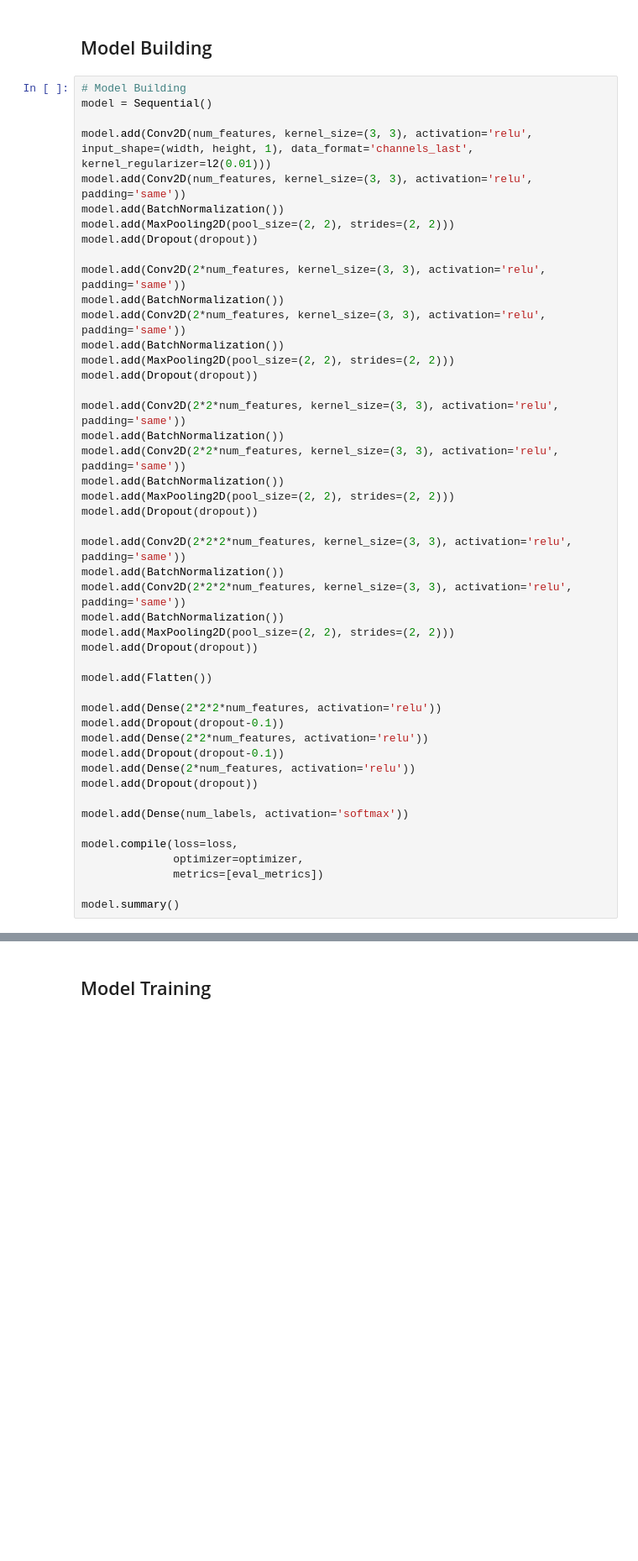
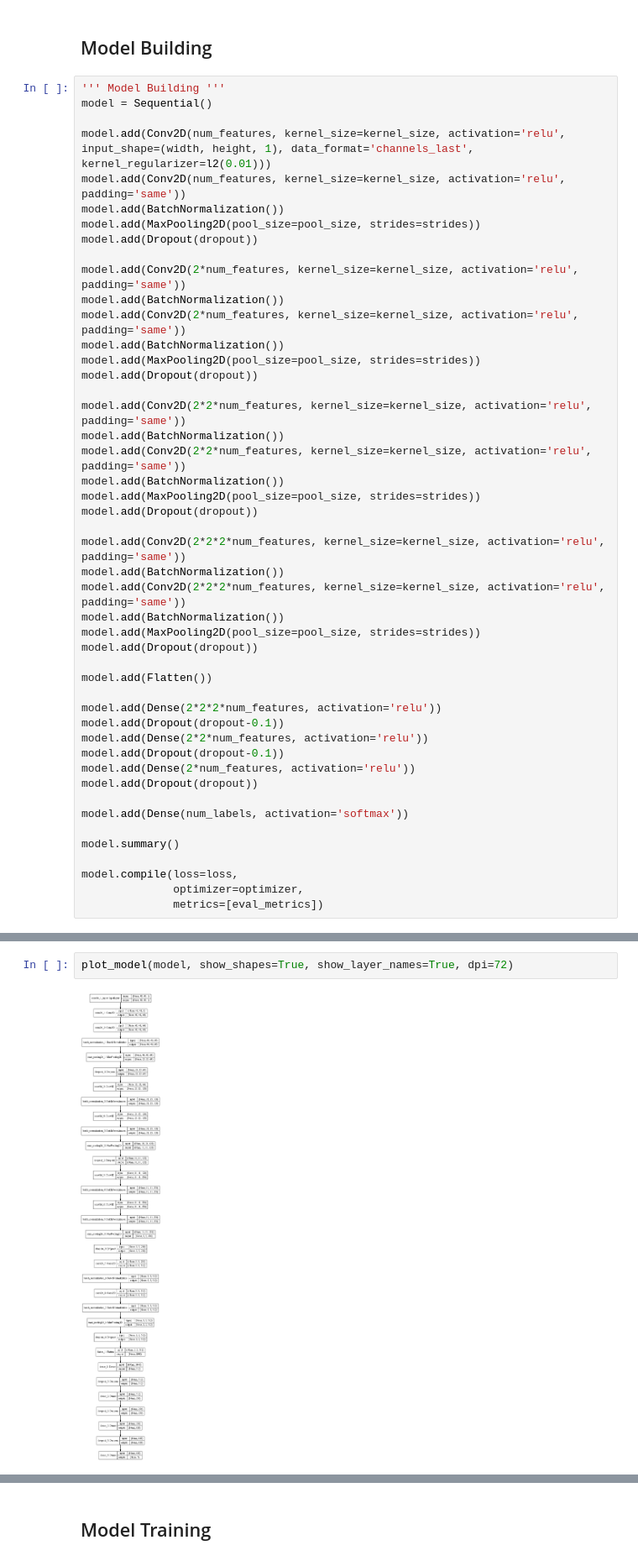
Before and after one commit to spykard/Deep-Learning, a Jupyter notebook: Basic_image_FER_plus_generator.ipynb, the cells around one changed output, grey strips where cells are left out. Shown at 84% size. Cells and saved outputs as stored; diff of their text form; blank space fills up the shorter version.

```diff
--- a/Basic_image_FER_plus_generator.ipynb
+++ b/Basic_image_FER_plus_generator.ipynb
@@ -224,34 +227,34 @@ validation_generator = validation_datagen.flow(  # Generates batches of augmente
 # %% [markdown]
 ## Model Building
 # %%
-# Model Building
+''' Model Building '''
 model = Sequential()
 
-model.add(Conv2D(num_features, kernel_size=(3, 3), activation='relu', input_shape=(width, height, 1), data_format='channels_last', kernel_regularizer=l2(0.01)))
-model.add(Conv2D(num_features, kernel_size=(3, 3), activation='relu', padding='same'))
+model.add(Conv2D(num_features, kernel_size=kernel_size, activation='relu', input_shape=(width, height, 1), data_format='channels_last', kernel_regularizer=l2(0.01)))
+model.add(Conv2D(num_features, kernel_size=kernel_size, activation='relu', padding='same'))
 model.add(BatchNormalization())
-model.add(MaxPooling2D(pool_size=(2, 2), strides=(2, 2)))
+model.add(MaxPooling2D(pool_size=pool_size, strides=strides))
 model.add(Dropout(dropout))
 
-model.add(Conv2D(2*num_features, kernel_size=(3, 3), activation='relu', padding='same'))
+model.add(Conv2D(2*num_features, kernel_size=kernel_size, activation='relu', padding='same'))
 model.add(BatchNormalization())
-model.add(Conv2D(2*num_features, kernel_size=(3, 3), activation='relu', padding='same'))
+model.add(Conv2D(2*num_features, kernel_size=kernel_size, activation='relu', padding='same'))
 model.add(BatchNormalization())
-model.add(MaxPooling2D(pool_size=(2, 2), strides=(2, 2)))
+model.add(MaxPooling2D(pool_size=pool_size, strides=strides))
 model.add(Dropout(dropout))
 
-model.add(Conv2D(2*2*num_features, kernel_size=(3, 3), activation='relu', padding='same'))
+model.add(Conv2D(2*2*num_features, kernel_size=kernel_size, activation='relu', padding='same'))
 model.add(BatchNormalization())
-model.add(Conv2D(2*2*num_features, kernel_size=(3, 3), activation='relu', padding='same'))
+model.add(Conv2D(2*2*num_features, kernel_size=kernel_size, activation='relu', padding='same'))
 model.add(BatchNormalization())
-model.add(MaxPooling2D(pool_size=(2, 2), strides=(2, 2)))
+model.add(MaxPooling2D(pool_size=pool_size, strides=strides))
 model.add(Dropout(dropout))
 
-model.add(Conv2D(2*2*2*num_features, kernel_size=(3, 3), activation='relu', padding='same'))
+model.add(Conv2D(2*2*2*num_features, kernel_size=kernel_size, activation='relu', padding='same'))
 model.add(BatchNormalization())
-model.add(Conv2D(2*2*2*num_features, kernel_size=(3, 3), activation='relu', padding='same'))
+model.add(Conv2D(2*2*2*num_features, kernel_size=kernel_size, activation='relu', padding='same'))
 model.add(BatchNormalization())
-model.add(MaxPooling2D(pool_size=(2, 2), strides=(2, 2)))
+model.add(MaxPooling2D(pool_size=pool_size, strides=strides))
 model.add(Dropout(dropout))
 
 model.add(Flatten())
@@ -265,11 +268,11 @@ model.add(Dropout(dropout))
 
 model.add(Dense(num_labels, activation='softmax'))
 
+model.summary()
+
 model.compile(loss=loss,
               optimizer=optimizer,
               metrics=[eval_metrics])
-
-model.summary()
 # %% [output]
 WARNING:tensorflow:From E:\Anaconda3\envs\python36gpu\lib\site-packages\tensorflow_core\python\ops\resource_variable_ops.py:1630: calling BaseResourceVariable.__init__ (from tensorflow.python.ops.reso ...
 Instructions for updating:
@@ -288,4 +291,8 @@ Total params: 5,905,863
 Trainable params: 5,902,151
 Non-trainable params: 3,712
 _________________________________________________________________
+# %%
+plot_model(model, show_shapes=True, show_layer_names=True, dpi=72)
+# %% [output]
+[figure, added]
 # %%
```
Also changed, not shown: parts of 20 cells of this notebook.
